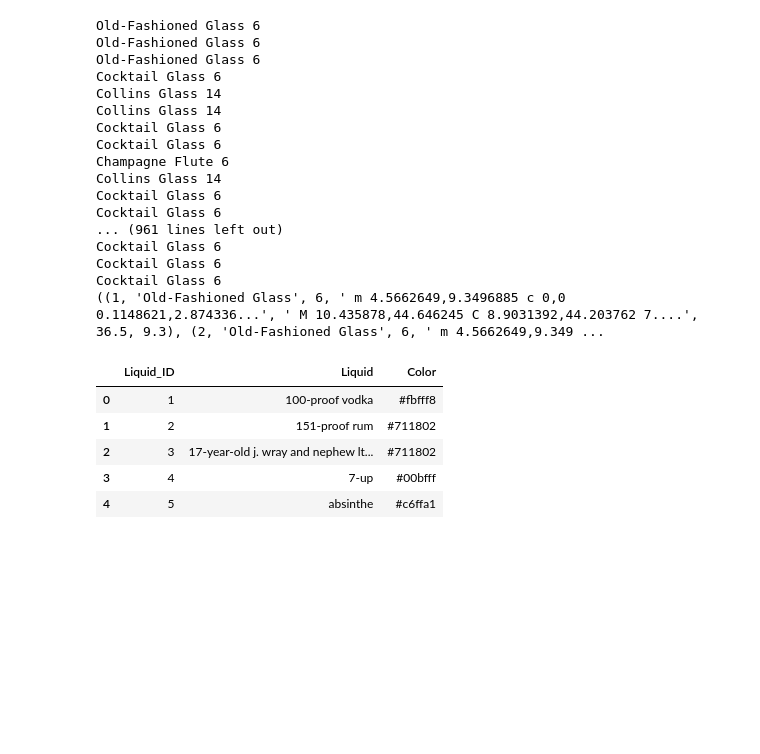
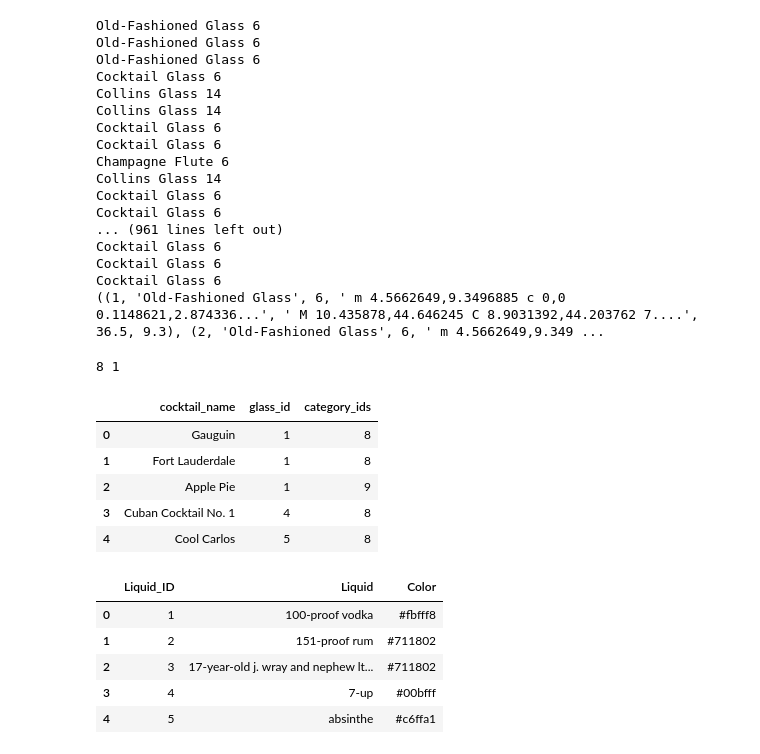
Before and after one commit to shortpoet/Final-Project, a Jupyter notebook: Mr_Boston/more_populate_table_carlos.ipynb, the cells around one changed output. Saved outputs shown, nothing was run; the diff lists cells and outputs as text; code cells hidden in the pictures; blank space fills up the shorter version.

```diff
--- a/Mr_Boston/more_populate_table_carlos.ipynb
+++ b/Mr_Boston/more_populate_table_carlos.ipynb
@@ -230,3 +269,37 @@ cocktail_table_sql = "CREATE TABLE Cocktails ( \
 cocktail_dict_list = []
 for recipe in all_recipies:
     cocktail_dict = {'cocktail_name': recipe['name'],'glass_id': ,'category_id': ,}
+# %%
+category_ids = []
+glass_ids = []
+for i in range(len(all_recipies)):
+    category = all_recipies[i]["category"]
+
+    conn = pymysql.connect(rds_host, user=user, password=password, connect_timeout=50)
+    cursor = conn.cursor()
+    cursor.execute('USE cocktailproject')
+
+    sql = f"SELECT Category_ID FROM Categories WHERE Category_Name='{category}'"
+    cursor.execute(sql)
+    data = cursor.fetchall()
+    category_ids.append(data[0][0])
+
+    sql = f"SELECT Glass_ID FROM Glasses WHERE Glass_Name='{glasses[i]}'"
+    cursor.execute(sql)
+    data = cursor.fetchall()
+    glass_ids.append(data[0][0])
+
+conn.close()
+print(category_ids[0], glass_ids[0])
+# %% [output]
+8 1
+# %%
+cocktail_df = pd.DataFrame({"cocktail_name": names, "glass_id": glass_ids, "category_ids": category_ids})
+cocktail_df.head()
+# %% [output]
+|  | cocktail_name | glass_id | category_ids |
+| 0 | Gauguin | 1 | 8 |
+| 1 | Fort Lauderdale | 1 | 8 |
+| 2 | Apple Pie | 1 | 9 |
+| 3 | Cuban Cocktail No. 1 | 4 | 8 |
+| 4 | Cool Carlos | 5 | 8 |
```
Also changed, not shown: parts of 5 cells of this notebook, 2 other files.
